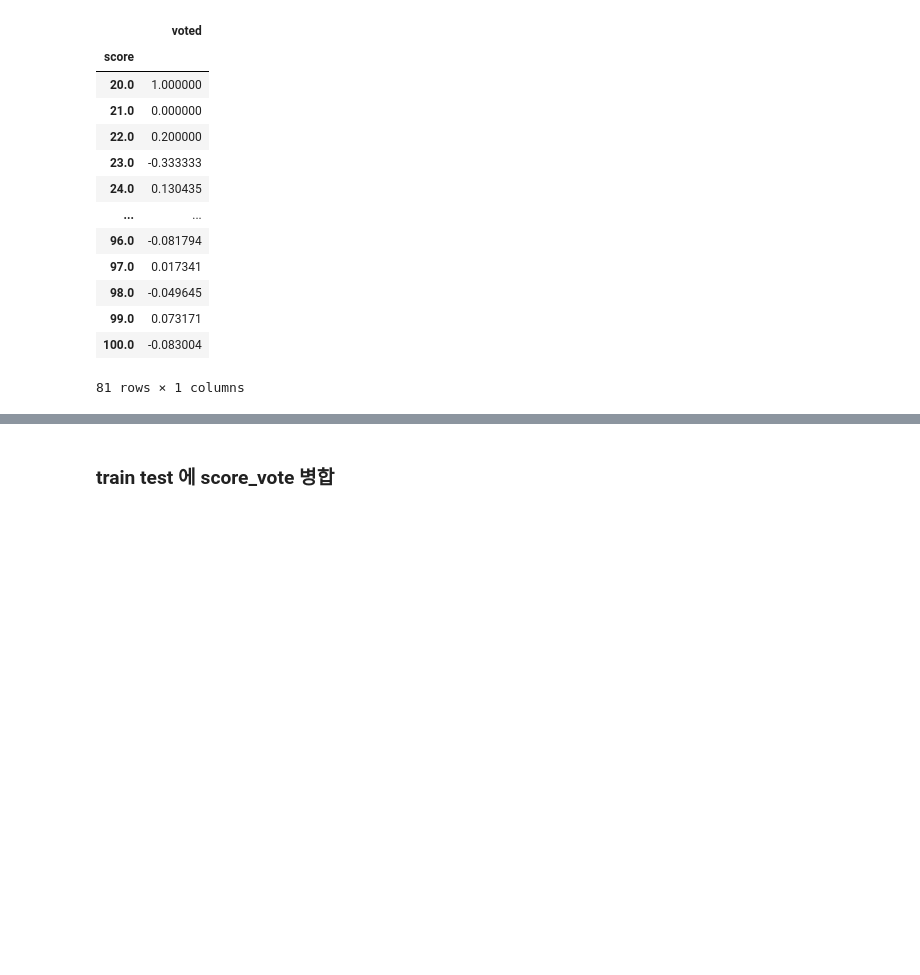
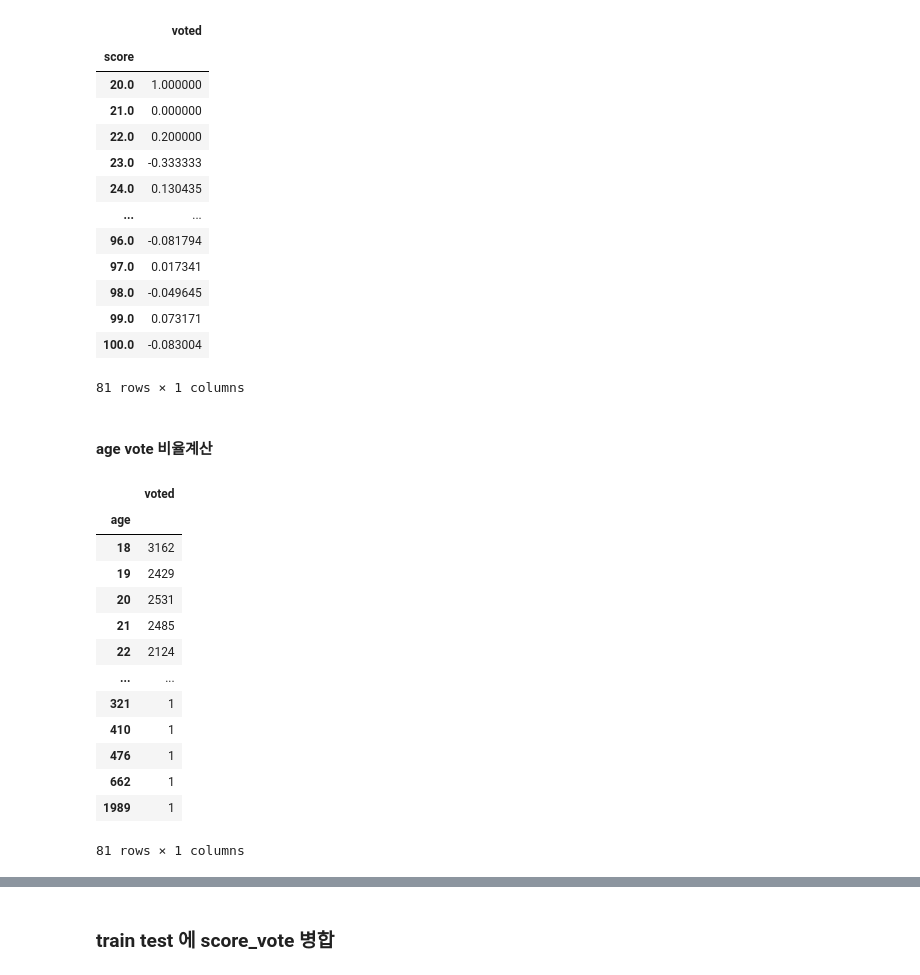
Before and after one commit to dss-14th/ml-repo-3, a Jupyter notebook: yong's/final_importance_except0_.ipynb, the cells around one changed output, grey strips where cells are left out. Cells and saved outputs as stored; diff of their text form; code cells hidden in the pictures; blank space fills up the shorter version.

```diff
--- a/yong's/final_importance_except0_.ipynb
+++ b/yong's/final_importance_except0_.ipynb
@@ -256,3 +258,22 @@ df_weight_tr
 | 99.0 | 0.073171 |
 | 100.0 | -0.083004 |
 81 rows × 1 columns
+# %% [markdown]
+#### age vote 비율계산
+# %%
+df_tr[["age", "voted"]].groupby("age").count()
+# %% [output]
+|  | voted |
+| age |  |
+| 18 | 3162 |
+| 19 | 2429 |
+| 20 | 2531 |
+| 21 | 2485 |
+| 22 | 2124 |
+| ... | ... |
+| 321 | 1 |
+| 410 | 1 |
+| 476 | 1 |
+| 662 | 1 |
+| 1989 | 1 |
+81 rows × 1 columns
```
Also changed, not shown: parts of 38 cells of this notebook.
